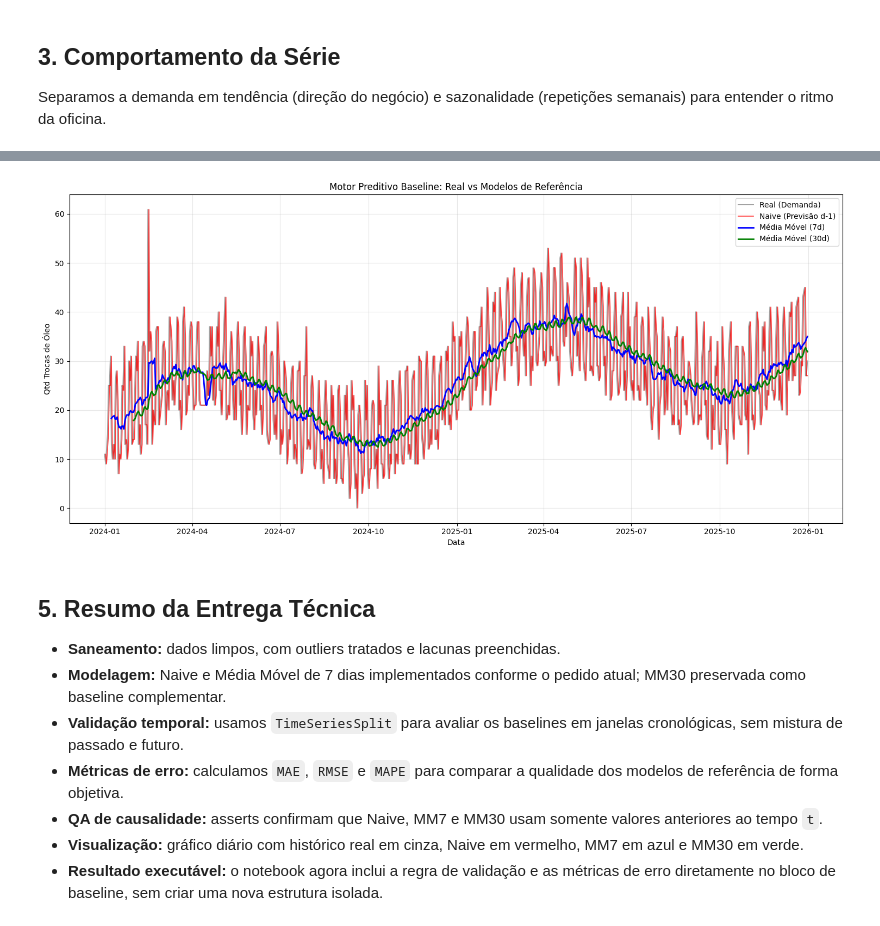
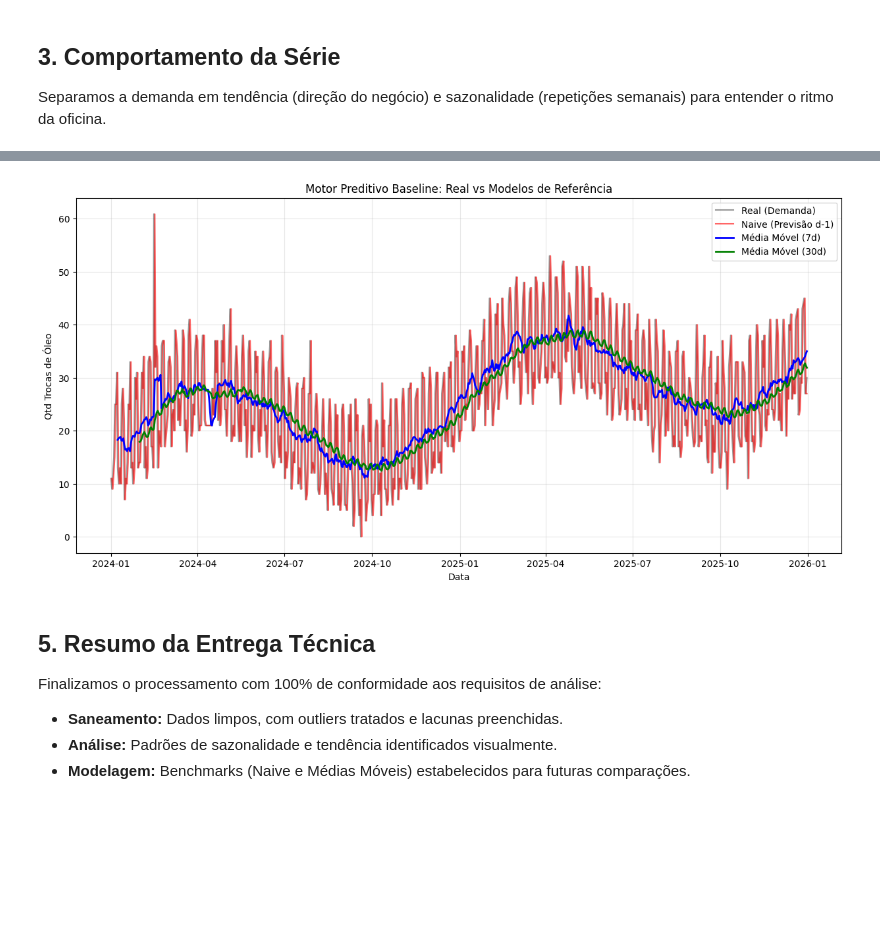
Before and after one commit to Henrique-Estrela/mecaniQA-joao-pessoa, a Jupyter notebook: mecaniqa_joao_pessoa.ipynb, the cells around one changed output, grey strips where cells are left out. Cells and saved outputs as stored; diff of their text form; code cells hidden in the pictures; blank space fills up the shorter version.

```diff
--- a/mecaniqa_joao_pessoa.ipynb
+++ b/mecaniqa_joao_pessoa.ipynb
@@ -374,53 +471,22 @@ Resultados do Baseline - MAE: 9.01, RMSE: 10.94, MAPE: 47.77%
 # %%
 plt.figure(figsize=(15, 7))
-
-plt.plot(
-    previsoes['Real'],
-    label='Real (Demanda)',
-    color='#808080',
-    linewidth=1.4,
-    alpha=0.75,
-    zorder=1,
-)
-plt.plot(
-    previsoes['Naive'],
-    label='Naive (Previsão d-1)',
-    color='red',
-    linewidth=1.2,
-    alpha=0.75,
-    zorder=2,
-)
-plt.plot(
-    previsoes['MM7'],
-    label='Média Móvel (7d)',
-    color='blue',
-    linewidth=2.0,
-    zorder=3,
-)
-plt.plot(
-    previsoes['MM30'],
-    label='Média Móvel (30d)',
-    color='green',
-    linewidth=2.0,
-    zorder=4,
-)
+plt.plot(previsoes['Real'], label='Real (Demanda)', color='black', alpha=0.4, linestyle='-')
+plt.plot(previsoes['Naive'], label='Naive (Previsão d-1)', color='red', alpha=0.6)
+plt.plot(previsoes['MM7'], label='Média Móvel (7d)', color='blue', linewidth=2)
+plt.plot(previsoes['MM30'], label='Média Móvel (30d)', color='green', linewidth=2)
 
 plt.title('Motor Preditivo Baseline: Real vs Modelos de Referência')
 plt.xlabel('Data')
 plt.ylabel('Qtd Trocas de Óleo')
-plt.legend(loc='upper right')
+plt.legend()
 plt.grid(True, alpha=0.3)
-plt.tight_layout()
 plt.show()
 # %% [output]
-[figure, old version]
+[figure, new version]
 # %% [markdown]
 ## 5. Resumo da Entrega Técnica
 
-- **Saneamento:** dados limpos, com outliers tratados e lacunas preenchidas.
-- **Modelagem:** Naive e Média Móvel de 7 dias implementados conforme o pedido atual; MM30 preservada como baseline complementar.
-- **Validação temporal:** usamos `TimeSeriesSplit` para avaliar os baselines em janelas cronológicas, sem mistura de passado e futuro.
-- **Métricas de erro:** calculamos `MAE`, `RMSE` e `MAPE` para comparar a qualidade dos modelos de referência de forma objetiva.
-- **QA de causalidade:** asserts confirmam que Naive, MM7 e MM30 usam somente valores anteriores ao tempo `t`.
-- **Visualização:** gráfico diário com histórico real em cinza, Naive em vermelho, MM7 em azul e MM30 em verde.
-- **Resultado executável:** o notebook agora inclui a regra de validação e as métricas de erro diretamente no bloco de baseline, sem criar uma nova estrutura isolada.
+Finalizamos o processamento com 100% de conformidade aos requisitos de análise:
+*   **Saneamento:** Dados limpos, com outliers tratados e lacunas preenchidas.
+*   **Análise:** Padrões de sazonalidade e tendência identificados visualmente.
+*   **Modelagem:** Benchmarks (Naive e Médias Móveis) estabelecidos para futuras comparações.
```
Also changed, not shown: parts of 13 cells of this notebook.
